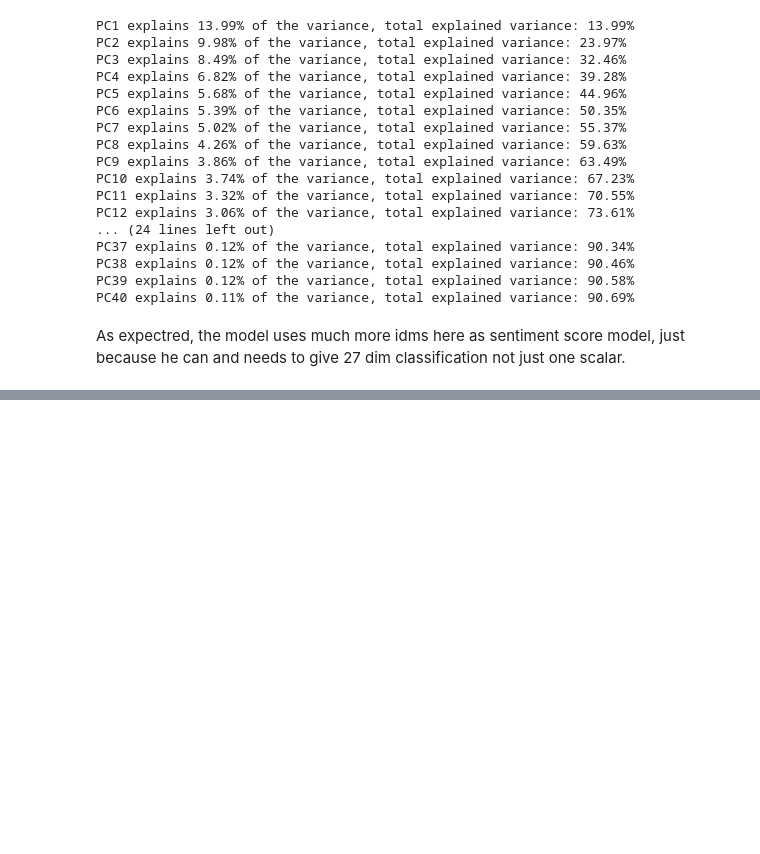
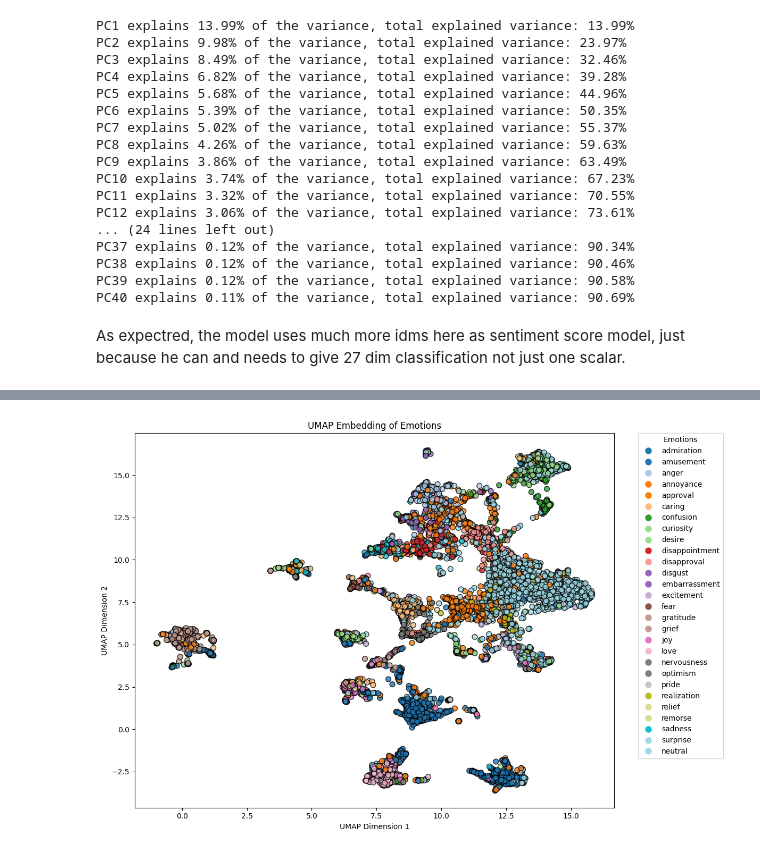
Before and after one commit to lsablica/FactorEmote, a Jupyter notebook: src/FactorsInEmotions_2.ipynb, the cells around one changed output, grey strips where cells are left out. Drawn from its saved outputs; the diff is of its cells as text; code cells hidden in the pictures; blank space fills up the shorter version.

```diff
--- a/src/FactorsInEmotions_2.ipynb
+++ b/src/FactorsInEmotions_2.ipynb
@@ -347,0 +206,32 @@ plt.show()
+# %%
+emotion_names = dataset['train'].features['labels'].feature.names
+
+unique_labels = np.unique(filtered_labels)
+cmap = plt.get_cmap('tab20', len(unique_labels))
+
+plt.figure(figsize=(12, 8))
+scatter = plt.scatter(
+    sphere_mapper.embedding_[:, 0],
+    sphere_mapper.embedding_[:, 1],
+    c=filtered_labels,
+    cmap=cmap,
+    alpha=0.8,
+    edgecolor='k',
+    s=50
+)
+
+# Create a custom legend using color mapping
+handles = [
+    plt.Line2D([0], [0], marker='o', color='w', markerfacecolor=cmap(i), markersize=10)
+    for i in range(len(unique_labels))
+]
+plt.legend(handles, [emotion_names[i] for i in unique_labels], title='Emotions', bbox_to_anchor=(1.05, 1), loc='upper left', borderaxespad=0.)
+
+# Set title and axis labels
+plt.title('UMAP Embedding of Emotions')
+plt.xlabel('UMAP Dimension 1')
+plt.ylabel('UMAP Dimension 2')
+plt.tight_layout()
+plt.show()
+# %% [output]
+[figure, added]
```
Also changed, not shown: parts of 14 cells of this notebook, 1 other file.
